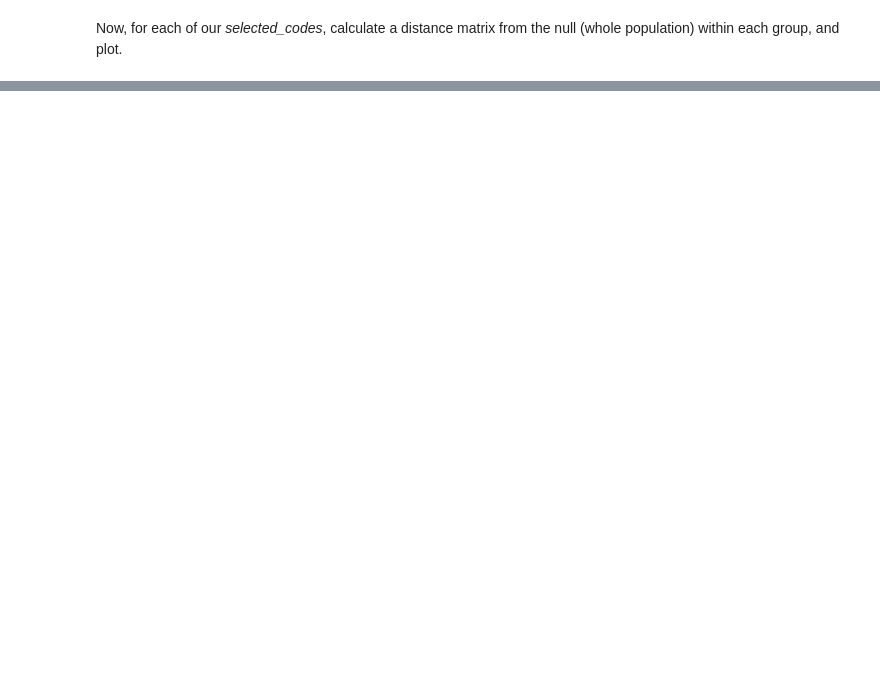
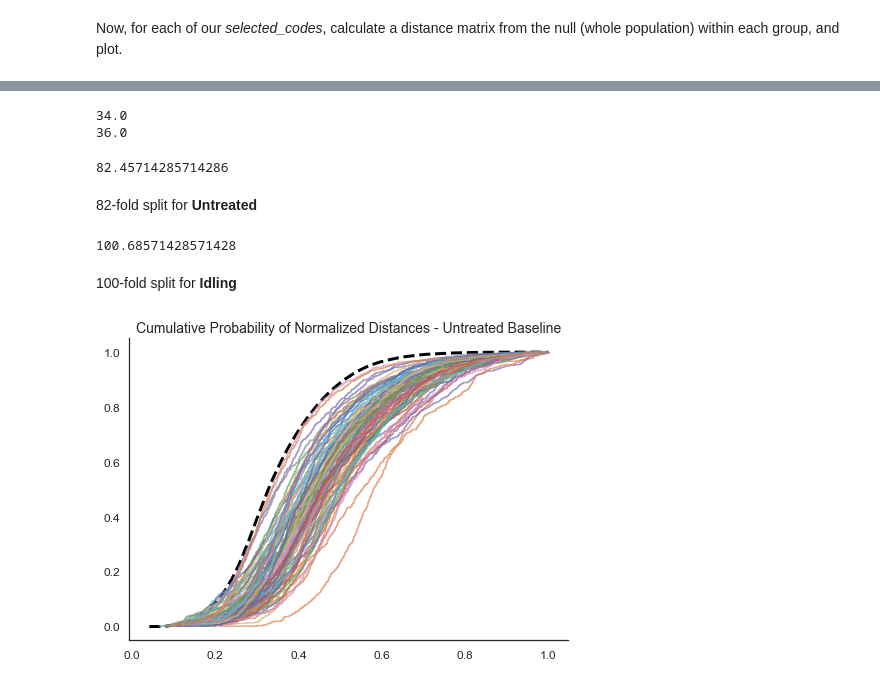
Before and after one commit to codyheiser/fluffy-succotash, a Jupyter notebook: SKMEL5_treatments.ipynb, the cells around one changed output, grey strips where cells are left out. Saved outputs shown, nothing was run; the diff lists cells and outputs as text; code cells hidden in the pictures; blank space fills up the shorter version.

Commit message:
TODO: correct for EMD bias by cell number per barcode

```diff
--- a/SKMEL5_treatments.ipynb
+++ b/SKMEL5_treatments.ipynb
@@ -239,0 +247,71 @@ Wall time: 12.8 s
+# %%
+# first, how many cells do we have in each barcode, expressed as the median?
+print(np.median(U.barcode_counts(IDs=selected_codes)))
+print(np.median(I.barcode_counts(IDs=selected_codes)))
+# %% [output]
+34.0
+36.0
+# %%
+# so we want 35 cells in each of our random samples.
+U_PCA.results.shape[0]/35
+# %% [output]
+82.45714285714286
+# %% [markdown]
+82-fold split for __Untreated__
+# %%
+I_PCA.results.shape[0]/35
+# %% [output]
+100.68571428571428
+# %% [markdown]
+100-fold split for __Idling__
+# %%
+%%time
+# first, Untreated population:
+pre = U_PCA.distance_matrix(ranks='all') # null is whole untreated population
+pre_flat = pre[np.triu_indices(pre.shape[1],1)]
+pre_flat_norm = (pre_flat/pre_flat.max())
+
+plt.figure(figsize=(7,5))
+# calculate and plot the cumulative probability distributions for cell-cell distances in each dataset
+num_bins = int(len(pre_flat_norm)/100)
+pre_counts, pre_bin_edges = np.histogram (pre_flat_norm, bins=num_bins)
+pre_cdf = np.cumsum (pre_counts)
+plt.plot(pre_bin_edges[1:], pre_cdf/pre_cdf[-1], label=None, linestyle='dashed', linewidth=3, color='black')
+
+U_baseline_out = [] # initate list to make df of EMD and KLD from
+
+kf = KFold(n_splits=82, shuffle=True, random_state=18) # generate KFold object for splitting data into 82 pieces
+
+for train_i, test_i in kf.split(U_PCA.results):
+    post = sc.spatial.distance_matrix(U_PCA.results[test_i,], U_PCA.results[test_i,])
+
+    # take the upper triangle (it's symmetrical) for calculating EMD and plotting distance differences
+    post_flat = post[np.triu_indices(post.shape[1],1)]
+
+    # normalize flattened distances within each set for fair comparison of probability distributions
+    post_flat_norm = (post_flat/post_flat.max())
+
+    # calculate EMD for the distance matrices
+    EMD = sc.stats.wasserstein_distance(pre_flat_norm, post_flat_norm)
+
+    # Kullback Leibler divergence
+    # add very small number to avoid dividing by zero
+    KLD = sc.stats.entropy(pre_flat_norm+0.00000001) - sc.stats.entropy(post_flat_norm+0.00000001)
+
+    post_counts, post_bin_edges = np.histogram(post_flat_norm, bins=num_bins)
+    post_cdf = np.cumsum(post_counts)
+
+    plt.plot(post_bin_edges[1:], post_cdf/post_cdf[-1], label=None, alpha=0.7)
+
+    U_baseline_out.append({'split':test_i, 'EMD':EMD, 'KLD':KLD})
+
+
+plt.title('Cumulative Probability of Normalized Distances - Untreated Baseline', fontsize=14)
+plt.tick_params(labelsize=12)
+sns.despine()
+plt.tight_layout()
+plt.show()
+
+U_baseline_out = pd.DataFrame(U_baseline_out)
+# %% [output]
+[figure, added]
```
Also changed, not shown: parts of 19 cells of this notebook.
